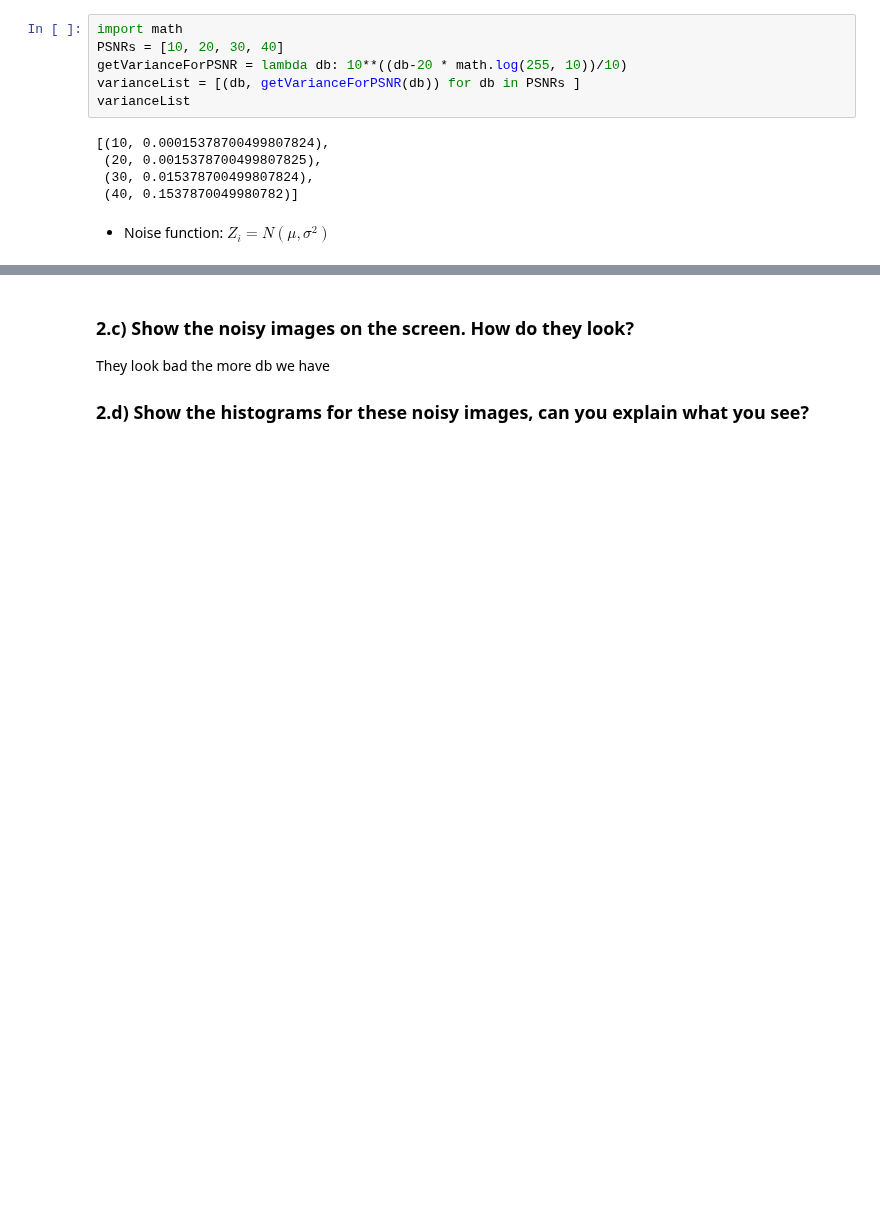
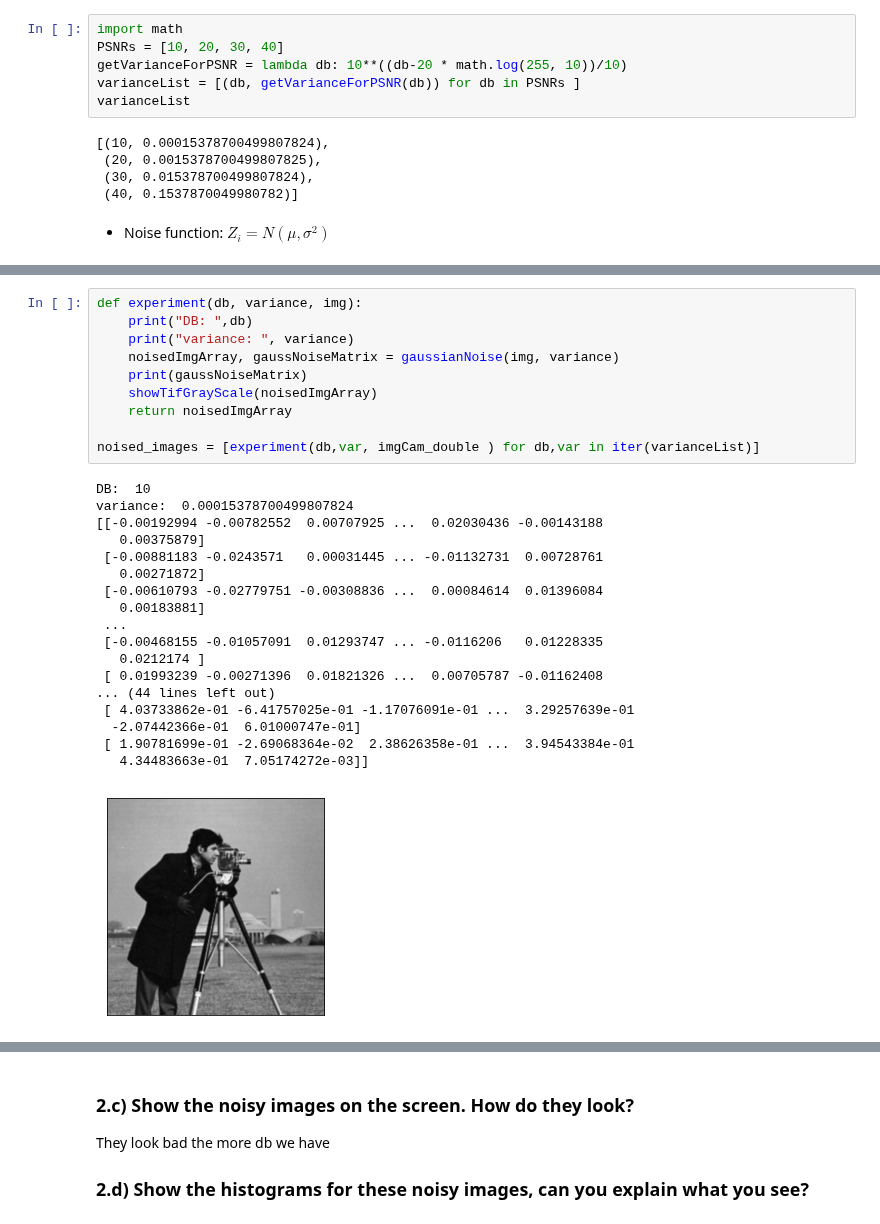
Before and after one commit to partizanos/advanced_image_processing, a Jupyter notebook: TP/TP1/solution/TP1_notebook.ipynb, the cells around one changed output, grey strips where cells are left out. Cells and saved outputs as stored; diff of their text form; blank space fills up the shorter version.

```diff
--- a/TP/TP1/solution/TP1_notebook.ipynb
+++ b/TP/TP1/solution/TP1_notebook.ipynb
@@ -190,0 +171,29 @@ noised_images = [experiment(db,var) for db,var in iter(varianceList)]
+# %%
+def experiment(db, variance, img):
+    print("DB: ",db)
+    print("variance: ", variance)
+    noisedImgArray, gaussNoiseMatrix = gaussianNoise(img, variance)
+    print(gaussNoiseMatrix)
+    showTifGrayScale(noisedImgArray)
+    return noisedImgArray
+
+noised_images = [experiment(db,var, imgCam_double ) for db,var in iter(varianceList)]
+# %% [output]
+DB:  10
+variance:  0.00015378700499807824
+[[-0.00192994 -0.00782552  0.00707925 ...  0.02030436 -0.00143188
+   0.00375879]
+ [-0.00881183 -0.0243571   0.00031445 ... -0.01132731  0.00728761
+   0.00271872]
+ [-0.00610793 -0.02779751 -0.00308836 ...  0.00084614  0.01396084
+   0.00183881]
+ ...
+ [-0.00468155 -0.01057091  0.01293747 ... -0.0116206   0.01228335
+   0.0212174 ]
+ [ 0.01993239 -0.00271396  0.01821326 ...  0.00705787 -0.01162408
+... (44 lines left out)
+ [ 4.03733862e-01 -6.41757025e-01 -1.17076091e-01 ...  3.29257639e-01
+  -2.07442366e-01  6.01000747e-01]
+ [ 1.90781699e-01 -2.69068364e-02  2.38626358e-01 ...  3.94543384e-01
+   4.34483663e-01  7.05174272e-03]]
+[figure, added]
```
Also changed, not shown: parts of 16 cells of this notebook, 6 other files.
